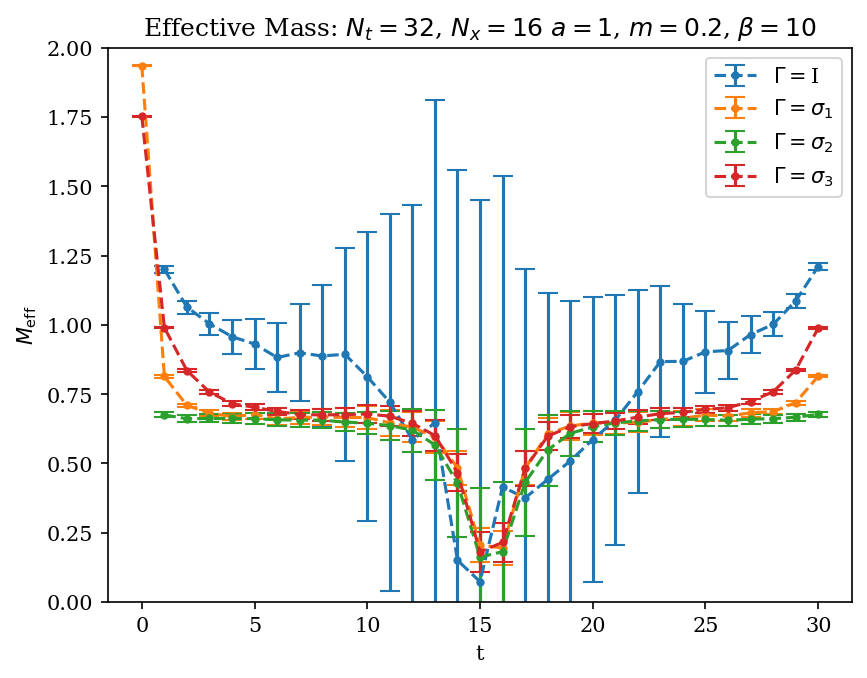
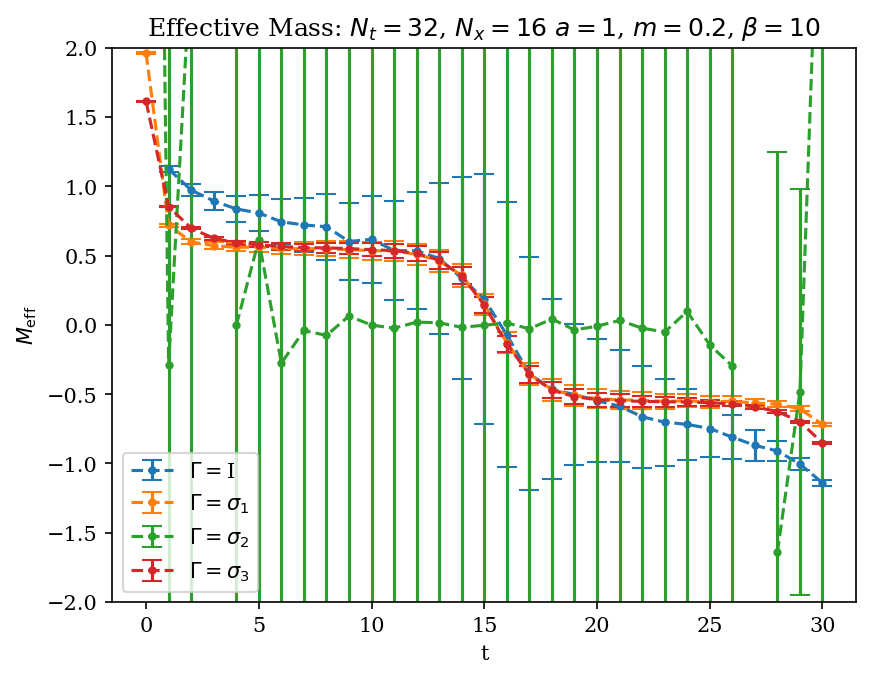
Unified diff of the notebook cell whose output changed from the first chart to the second:
--- before
+++ after
@@ -1,10 +1,10 @@
 plt.figure(dpi=150)
-plt.errorbar(x=np.arange(len(effectiveMassIden[0])),y=np.abs(effectiveMassIden[0]),yerr=effectiveMassIden[1],ls="--",marker=".",capsize=5,label=r"$\Gamma=$I")
-plt.errorbar(x=np.arange(len(effectiveMassSigma1[0])),y=np.abs(effectiveMassSigma1[0]),yerr=effectiveMassSigma1[1],ls="--",marker=".",capsize=5,label=r"$\Gamma=\sigma_1$")
-plt.errorbar(x=np.arange(len(effectiveMassSigma2[0])),y=np.abs(effectiveMassSigma2[0]),yerr=effectiveMassSigma2[1],ls="--",marker=".",capsize=5,label=r"$\Gamma=\sigma_2$")
-plt.errorbar(x=np.arange(len(effectiveMassSigma3[0])),y=np.abs(effectiveMassSigma3[0]),yerr=effectiveMassSigma3[1],ls="--",marker=".",capsize=5,label=r"$\Gamma=\sigma_3$")
+plt.errorbar(x=np.arange(len(effectiveMassIden[0])),y=(effectiveMassIden[0]),yerr=effectiveMassIden[1],ls="--",marker=".",capsize=5,label=r"$\Gamma=$I")
+plt.errorbar(x=np.arange(len(effectiveMassSigma1[0])),y=(effectiveMassSigma1[0]),yerr=effectiveMassSigma1[1],ls="--",marker=".",capsize=5,label=r"$\Gamma=\sigma_1$")
+plt.errorbar(x=np.arange(len(effectiveMassSigma2[0])),y=(effectiveMassSigma2[0]),yerr=effectiveMassSigma2[1],ls="--",marker=".",capsize=5,label=r"$\Gamma=\sigma_2$")
+plt.errorbar(x=np.arange(len(effectiveMassSigma3[0])),y=(effectiveMassSigma3[0]),yerr=effectiveMassSigma3[1],ls="--",marker=".",capsize=5,label=r"$\Gamma=\sigma_3$")
 plt.xlabel("t")
 plt.ylabel(r"$M_{\text{eff}}$")
 plt.title(rf"Effective Mass: $N_t = {dimt}$, $N_x={dimx}$ $a={a}$, $m={m}$, $\beta={beta}$")
 plt.legend()
-plt.ylim([0,2])
+plt.ylim([-2,2])

Commit: do GEVP